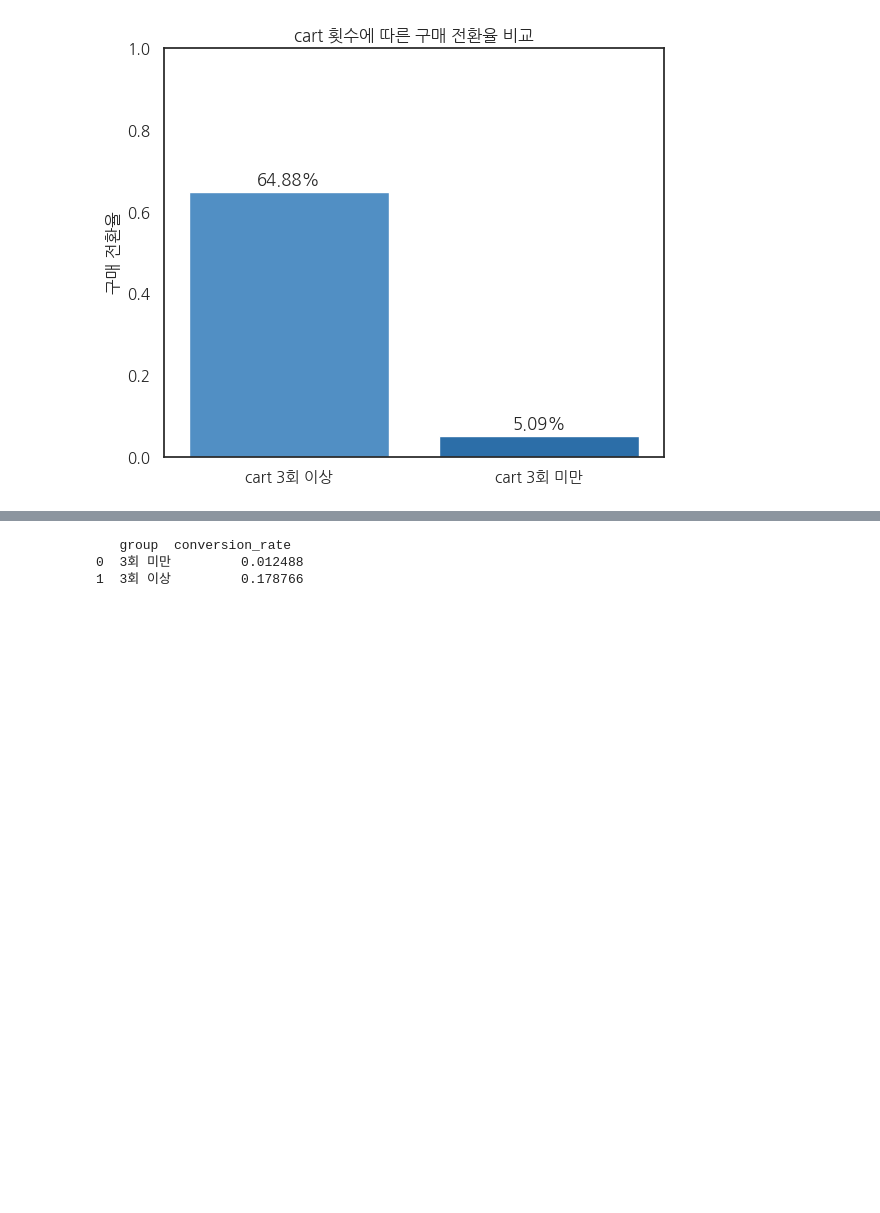
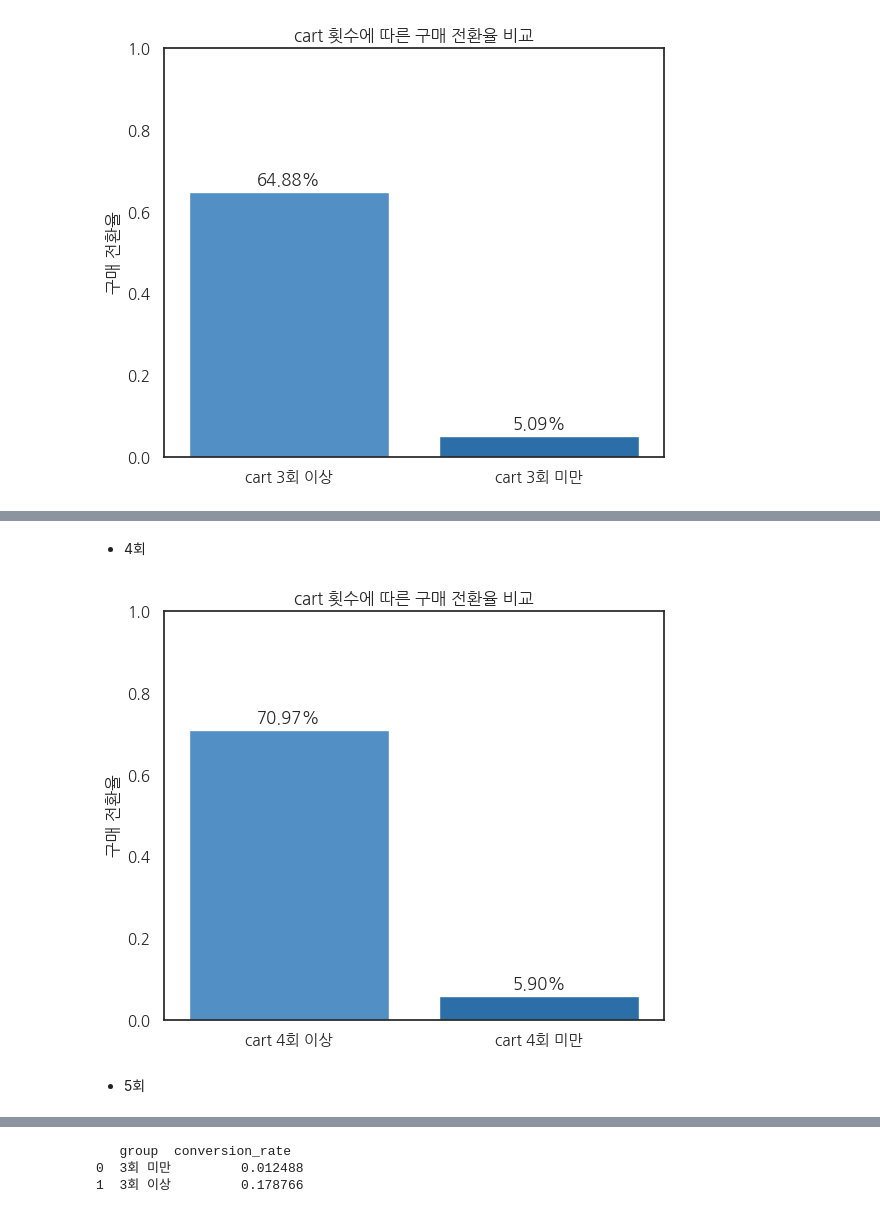
Before and after one commit to Blche/datathon_09, a Jupyter notebook: members/문세희/15_Graph.ipynb, the cells around one changed output, grey strips where cells are left out. Drawn from its saved outputs; the diff is of its cells as text; code cells hidden in the pictures; blank space fills up the shorter version.

```diff
--- a/members/문세희/15_Graph.ipynb
+++ b/members/문세희/15_Graph.ipynb
@@ -297,0 +359,2 @@ plt.show()
+# %% [markdown]
+- 4회
@@ -297,0 +386,36 @@ plt.show()
+# %%
+# 팔레트 지정
+custom_palette = ['#3e90d7', '#1770bd']
+
+# 그룹별 요약 데이터프레임 생성
+group_summary = pd.DataFrame({
+    'group': ['cart 4회 이상', 'cart 4회 미만'],
+    'conversion_rate': [conversion_A, conversion_B]
+})
+
+# 시각화
+plt.figure(figsize=(6, 5))
+sns.barplot(
+    data=group_summary,
+    x='group',
+    y='conversion_rate',
+    palette=custom_palette
+)
+
+# 값 라벨 추가
+for i, row in group_summary.iterrows():
+    plt.text(i, row['conversion_rate'] + 0.01, f"{row['conversion_rate']:.2%}",
+             ha='center', va='bottom', fontsize=12)
+
+# 레이아웃 설정
+plt.title('cart 횟수에 따른 구매 전환율 비교')
+plt.ylabel('구매 전환율')
+plt.xlabel('')
+plt.ylim(0, 1)
+# plt.grid(axis='y', linestyle='--', alpha=0.4)
+plt.tight_layout()
+plt.show()
+# %% [output]
+[figure, added]
+# %% [markdown]
+- 5회
```
Also changed, not shown: parts of 9 cells of this notebook, 2 other files.
